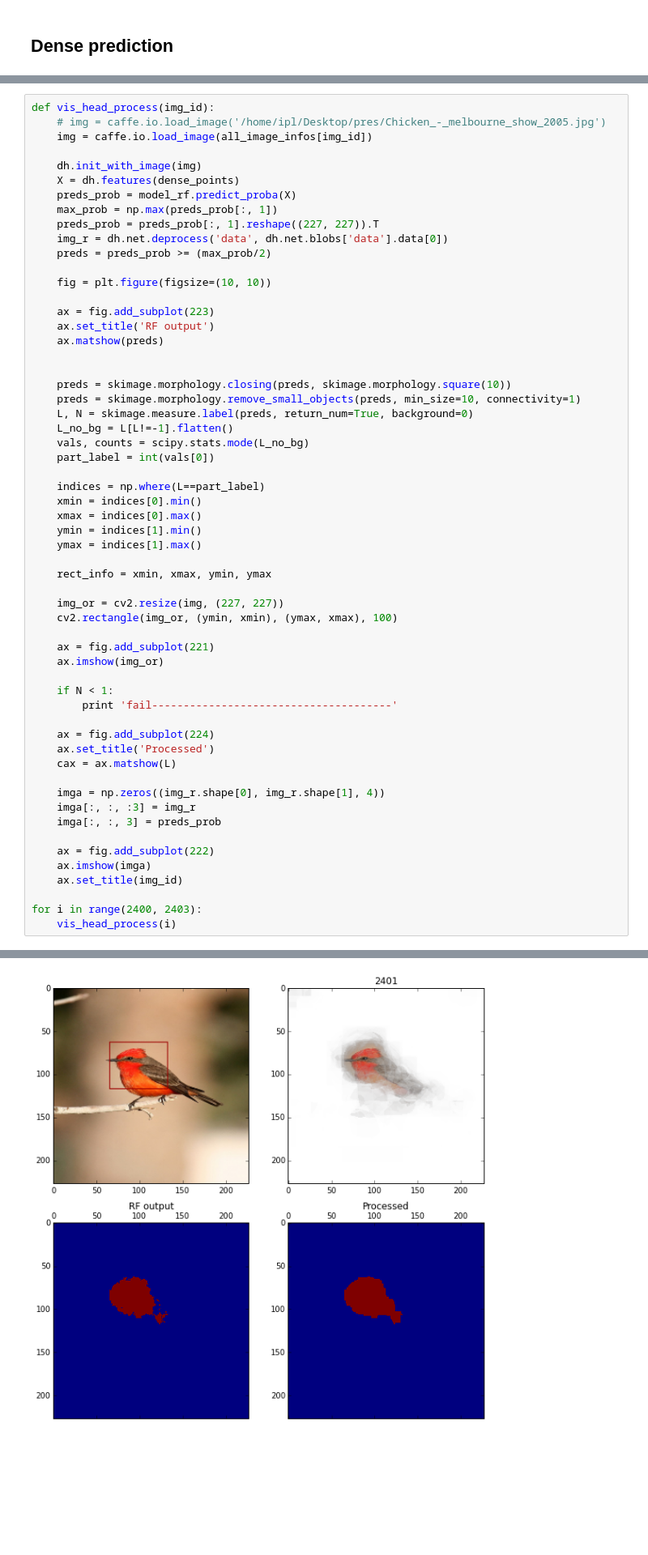
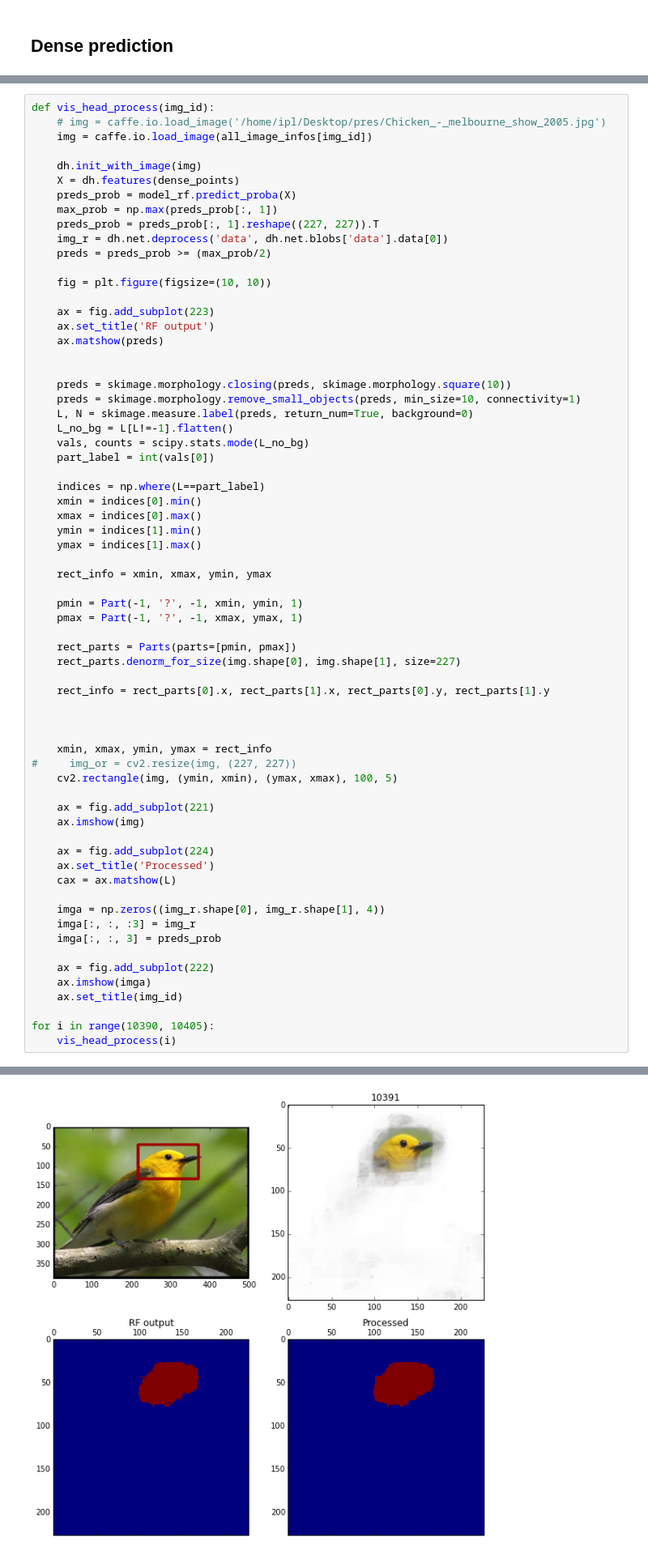
Before and after one commit to yassersouri/omgh, a Jupyter notebook: notebooks/RF.ipynb, the cells around one changed output, grey strips where cells are left out. Shown at 81% size. Drawn from its saved outputs; the diff is of its cells as text; blank space fills up the shorter version.

```diff
--- a/notebooks/RF.ipynb
+++ b/notebooks/RF.ipynb
@@ -286,14 +286,22 @@ def vis_head_process(img_id):
 
     rect_info = xmin, xmax, ymin, ymax
 
-    img_or = cv2.resize(img, (227, 227))
-    cv2.rectangle(img_or, (ymin, xmin), (ymax, xmax), 100)
+    pmin = Part(-1, '?', -1, xmin, ymin, 1)
+    pmax = Part(-1, '?', -1, xmax, ymax, 1)
+
+    rect_parts = Parts(parts=[pmin, pmax])
+    rect_parts.denorm_for_size(img.shape[0], img.shape[1], size=227)
+
+    rect_info = rect_parts[0].x, rect_parts[1].x, rect_parts[0].y, rect_parts[1].y
+
+
+
+    xmin, xmax, ymin, ymax = rect_info
+#     img_or = cv2.resize(img, (227, 227))
+    cv2.rectangle(img, (ymin, xmin), (ymax, xmax), 100, 5)
 
     ax = fig.add_subplot(221)
-    ax.imshow(img_or)
-
-    if N < 1:
-        print 'fail--------------------------------------'
+    ax.imshow(img)
 
     ax = fig.add_subplot(224)
     ax.set_title('Processed')
@@ -307,6 +315,6 @@ def vis_head_process(img_id):
     ax.imshow(imga)
     ax.set_title(img_id)
 
-for i in range(2400, 2403):
+for i in range(10390, 10405):
     vis_head_process(i)
 # %% [output]
@@ -314 +322 @@ for i in range(2400, 2403):
-[figure, old version]
+[figure, new version]
```
Also changed, not shown: parts of 13 cells of this notebook, 1 other file.
